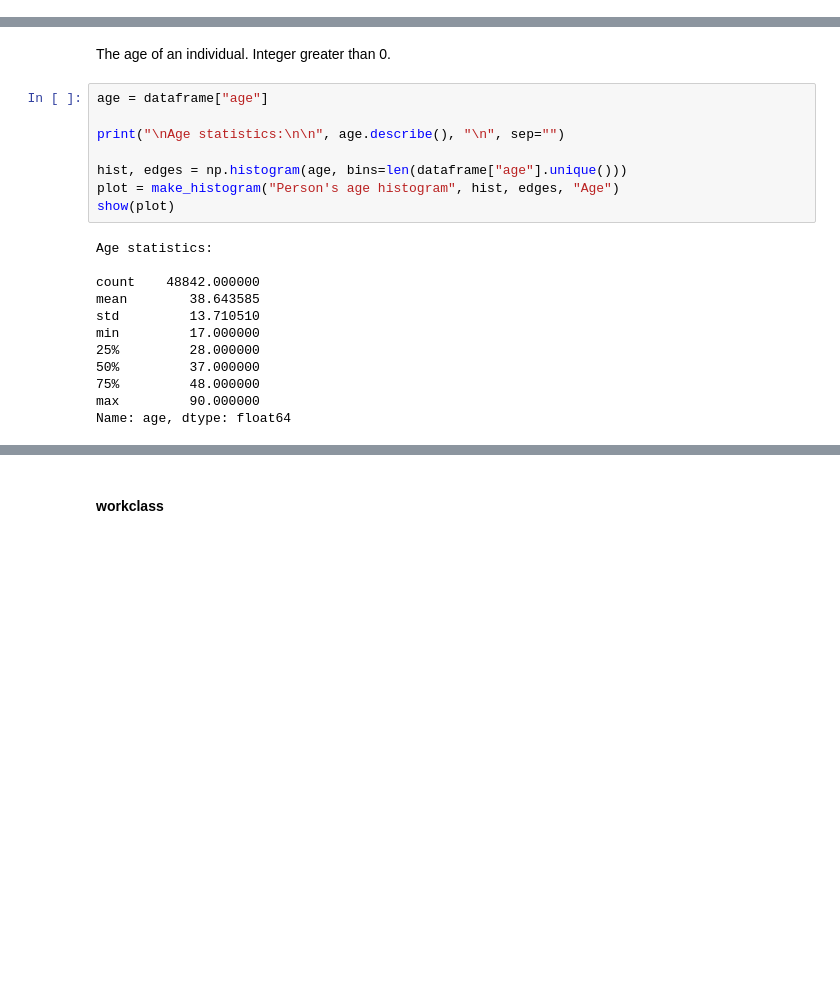
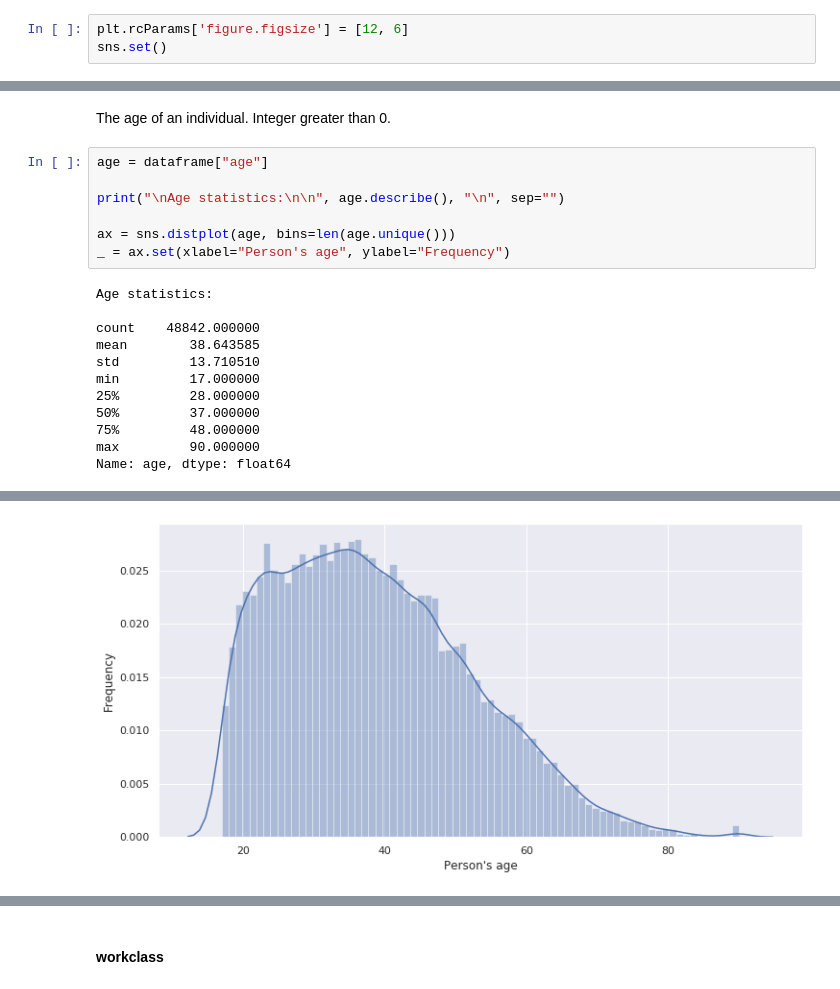
Before and after one commit to stkrizh/otus, a Jupyter notebook: open_data_analysis/notebook.ipynb, the cells around one changed output, grey strips where cells are left out. Saved outputs shown, nothing was run; the diff lists cells and outputs as text; blank space fills up the shorter version.

```diff
--- a/open_data_analysis/notebook.ipynb
+++ b/open_data_analysis/notebook.ipynb
@@ -14,3 +8,6 @@ Loading BokehJS ...
+# %%
+plt.rcParams['figure.figsize'] = [12, 6]
+sns.set()
 # %% [markdown]
 ### The Dataset
 # %% [markdown]
@@ -62,9 +55,8 @@ age = dataframe["age"]
 
 print("\nAge statistics:\n\n", age.describe(), "\n", sep="")
 
-hist, edges = np.histogram(age, bins=len(dataframe["age"].unique()))
-plot = make_histogram("Person's age histogram", hist, edges, "Age")
-show(plot)
+ax = sns.distplot(age, bins=len(age.unique()))
+_ = ax.set(xlabel="Person's age", ylabel="Frequency")
 # %% [output]
 Age statistics:
 
@@ -81,0 +72 @@ Name: age, dtype: float64
+[figure, added]
```
Also changed, not shown: parts of 32 cells of this notebook, 2 other files.
